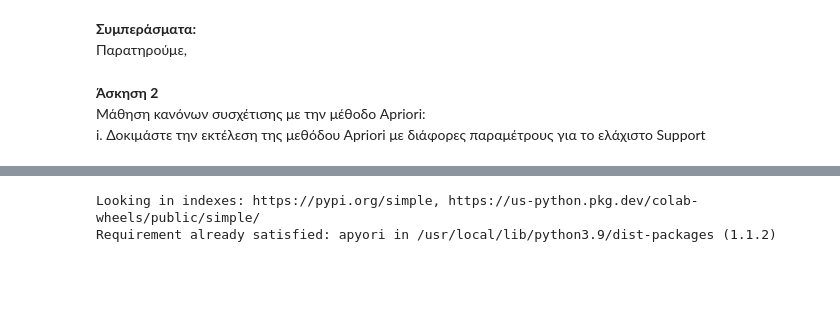
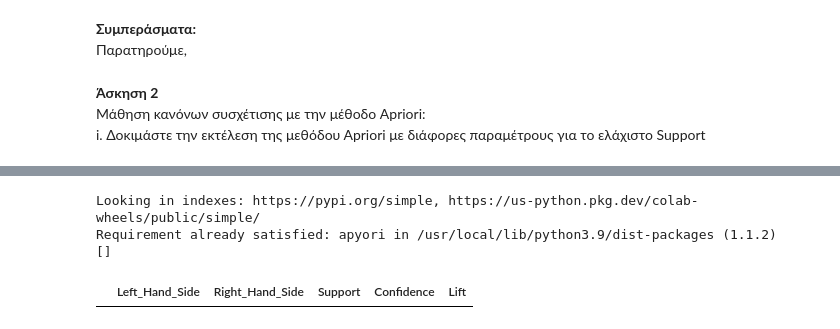
Before and after one commit to Erofili-K/BI-BA, a Jupyter notebook: BI_Ask1.ipynb, the cells around one changed output, grey strips where cells are left out. Cells and saved outputs as stored; diff of their text form; code cells hidden in the pictures; blank space fills up the shorter version.

```diff
--- a/BI_Ask1.ipynb
+++ b/BI_Ask1.ipynb
@@ -231,19 +236,22 @@ Support
 # %%
-!pip install apyori
+from apyori import apriori
 
-from apyori import apriori
-rule = apriori(transactions = binary_ds, min_support = 0.003, min_confidence = 0.2)# min_lift = 3, min_length = 2, max_length = 2)
+rule = apriori(transactions = new_df, min_support = 0.3, min_confidence = 0.2)# min_lift = 3, min_length = 2, max_length = 2)
 list(rule)
+print(list(rule))
 output = list(rule) # returns a non-tabular output
 # putting output into a pandas dataframe
 def inspect(output):
     lhs         = [tuple(result[2][0][0])[0] for result in output]
     rhs         = [tuple(result[2][0][1])[0] for result in output]
     support    = [result[1] for result in output]
     confidence = [result[2][0][2] for result in output]
     lift       = [result[2][0][3] for result in output]
     return list(zip(lhs, rhs, support, confidence, lift))
 output_DataFrame = pd.DataFrame(inspect(output), columns = ['Left_Hand_Side', 'Right_Hand_Side', 'Support', 'Confidence', 'Lift'])
+output_DataFrame.head(n=20)
 # %% [output]
 Looking in indexes: https://pypi.org/simple, https://us-python.pkg.dev/colab-wheels/public/simple/
 Requirement already satisfied: apyori in /usr/local/lib/python3.9/dist-packages (1.1.2)
+[]
+|  | Left_Hand_Side | Right_Hand_Side | Support | Confidence | Lift |
```
Also changed, not shown: parts of 1 cell of this notebook.
